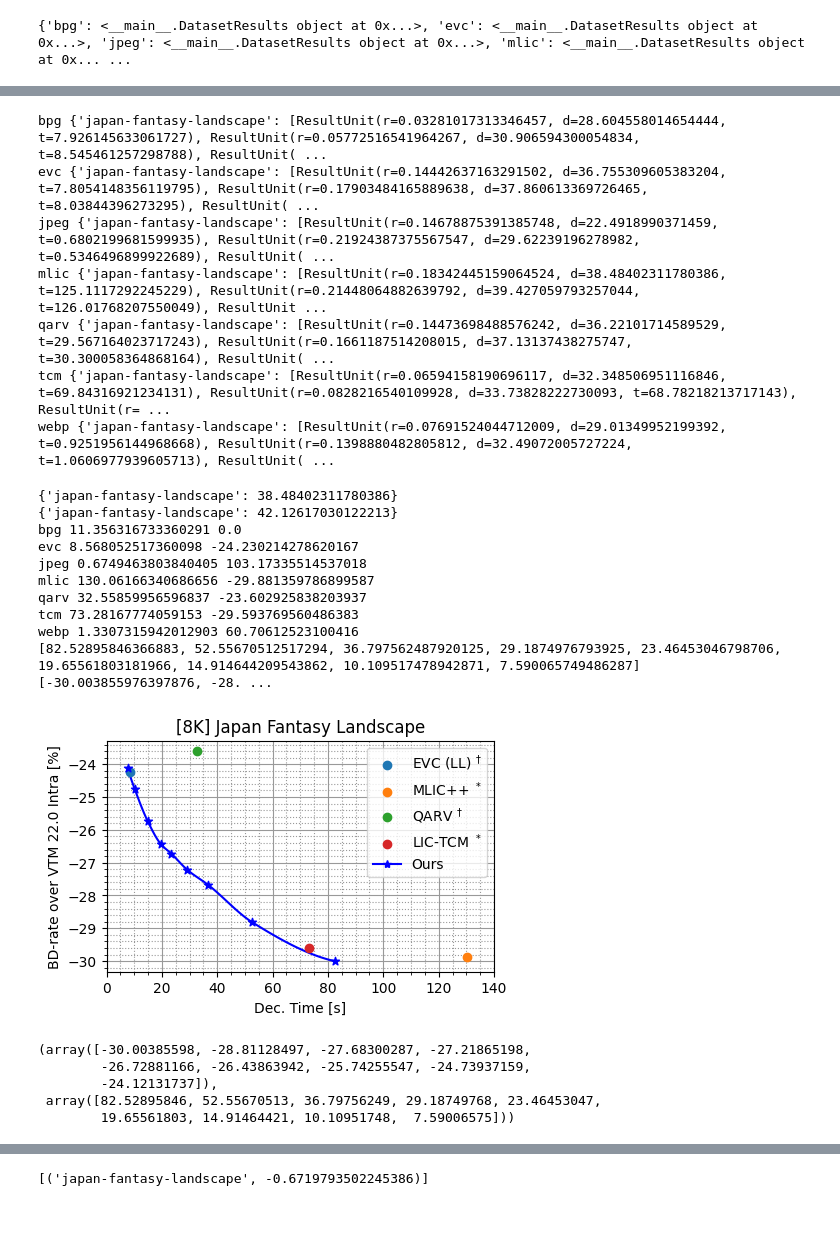
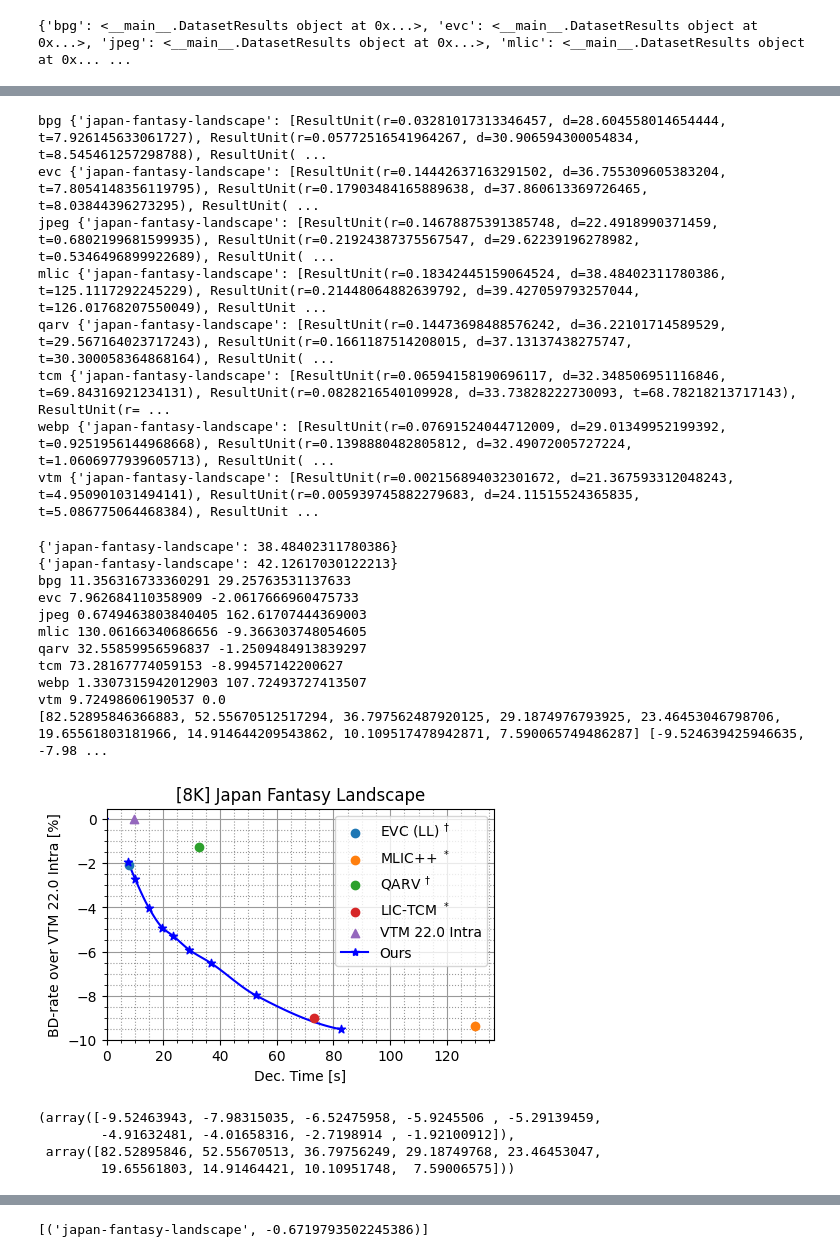
Before and after one commit to fgvfgfg564/TCM-lite, a Jupyter notebook: experiments/SAv1/performance/plot_performance.ipynb, the cells around one changed output, grey strips where cells are left out. Drawn from its saved outputs; the diff is of its cells as text; code cells hidden in the pictures; blank space fills up the shorter version.

```diff
--- a/experiments/SAv1/performance/plot_performance.ipynb
+++ b/experiments/SAv1/performance/plot_performance.ipynb
@@ -179,9 +179,9 @@ def read_xls(file_path, sheet_name):
     df = pd.read_excel(file_path, sheet_name=sheet_name)
     return df
 # %%
-anchors = ['bpg', 'evc', 'jpeg', 'mlic', 'qarv', 'tcm', 'webp']
-if dataset != '8K':
-    anchors.append['vtm']
+anchors = ['bpg', 'evc', 'jpeg', 'mlic', 'qarv', 'tcm', 'webp', 'vtm']
+# if dataset == '8K':
+#     anchors.remove('vtm')
 
 anchor_results: Dict[str, DatasetResults] = {k: DatasetResults() for k in anchors}
 
@@ -190,19 +190,18 @@ anchors_d = {}
 anchors_t = {}
 
 for anchor in anchors:
-    if anchor == 'vtm':
-        if dataset != '8K':
-            xls_data: pd.DataFrame = read_xls(f"VTM.xls", dataset)
-            filename = None
-            for index, x in xls_data.iterrows():
-                if isinstance(x.Filename, (str, int)) or (isinstance(x.Filename, float) and not np.isnan(x.Filename)):
-                    if isinstance(x.Filename, float):
-                        filename = str(int(x.Filename))
-                    else:
-                        filename = str(x.Filename)
-                anchor_results[anchor].update_image_result(
-                    filename, x.bpp, x["RGB psnr"], x["Dec Time"] * 6.734
-                )
+    if anchor == 'vtm' and dataset != '8K':
+        xls_data: pd.DataFrame = read_xls(f"VTM.xls", dataset)
+        filename = None
+        for index, x in xls_data.iterrows():
+            if isinstance(x.Filename, (str, int)) or (isinstance(x.Filename, float) and not np.isnan(x.Filename)):
+                if isinstance(x.Filename, float):
+                    filename = str(int(x.Filename))
+                else:
+                    filename = str(x.Filename)
+            anchor_results[anchor].update_image_result(
+                filename, x.bpp, x["RGB psnr"], x["Dec Time"] * 6.734
+            )
     else:
         anchor_data = read_json(f"../../anchors/{dataset}/{anchor}/results.json")
         if anchor == 'bpg' and dataset == 'classa':
@@ -308,8 +307,9 @@ mlic {'japan-fantasy-landscape': [ResultUnit(r=0.18342445159064524, d=38.4840231
 qarv {'japan-fantasy-landscape': [ResultUnit(r=0.14473698488576242, d=36.22101714589529, t=29.567164023717243), ResultUnit(r=0.1661187514208015, d=37.13137438275747, t=30.300058364868164), ResultUnit( ...
 tcm {'japan-fantasy-landscape': [ResultUnit(r=0.06594158190696117, d=32.348506951116846, t=69.84316921234131), ResultUnit(r=0.0828216540109928, d=33.73828222730093, t=68.78218213717143), ResultUnit(r= ...
 webp {'japan-fantasy-landscape': [ResultUnit(r=0.07691524044712009, d=29.01349952199392, t=0.9251956144968668), ResultUnit(r=0.1398880482805812, d=32.49072005727224, t=1.0606977939605713), ResultUnit( ...
+vtm {'japan-fantasy-landscape': [ResultUnit(r=0.002156894032301672, d=21.367593312048243, t=4.950901031494141), ResultUnit(r=0.005939745882279683, d=24.11515524365835, t=5.086775064468384), ResultUnit ...
 # %%
-BD_ANCHOR = "bpg"
+BD_ANCHOR = "vtm"
 
 anchor = anchor_results[BD_ANCHOR]
 min_int = {}
@@ -352,10 +352,10 @@ for k, v in anchor_results.items():
     bds[k] = bd
 
 for k, v in anchor_results.items():
-    if k == 'evc':
-        ts[k] = ts['qarv'] / 3.8
+    # if k == 'evc':
+    #     ts[k] = ts['qarv'] / 3.8
     if k not in ['jpeg', 'bpg', 'webp']:
-        marker = 'o'
+        marker = '^' if k == 'vtm' else 'o'
         plt.scatter(ts[k], bds[k], label=name_mapping[k], zorder=10, marker=marker)
     print(k, ts[k], bds[k])
 
@@ -399,50 +399,51 @@ for k, v in ours_results.items():
 print(ours_t, ours_bd)
 
 ours_t = np.asarray(ours_t)
 ours_bd = np.asarray(ours_bd)
 ours_bd, ours_t = np.sort(ours_bd), ours_t[np.argsort(ours_bd)]
 t, bd = interpolator(ours_t, ours_bd)
 
 plt.plot(t, bd, color='blue')
 plt.scatter(ours_t, ours_bd, marker='*', color='blue', zorder=10)
-plt.plot([-100], [-25], marker="*", color="blue", label="Ours")
+plt.plot([-1], [0], marker="*", color="blue", label="Ours")
 plt.xlabel("Dec. Time [s]")
-plt.xlim(0, 140.0)
+xmin, xmax = plt.xlim()
+plt.xlim(0, xmax)
 plt.ylabel("BD-rate over VTM 22.0 Intra [%]")
 plt.minorticks_on()
 plt.grid(zorder=0, which='major', color='#999999', linestyle='-')
 plt.grid(zorder=0, which='minor', color='#999999', linestyle=':')
 titles = {
     "classa": "Class A",
     "classb": "Class B",
     "classc": "Class C",
     "classd": "Kodak",
     "8K": "[8K] Japan Fantasy Landscape",
 }
 plt.title(titles[dataset])
 
 plt.legend()
 
 plt.savefig(f"{dataset}_bd_c.pdf", bbox_inches='tight')
 plt.savefig(f"{dataset}_bd_c.png", dpi=600, bbox_inches="tight")
 # %% [output]
 {'japan-fantasy-landscape': 38.48402311780386}
 {'japan-fantasy-landscape': 42.12617030122213}
-bpg 11.356316733360291 0.0
-evc 8.568052517360098 -24.230214278620167
-jpeg 0.6749463803840405 103.17335514537018
-mlic 130.06166340686656 -29.881359786899587
-qarv 32.55859956596837 -23.602925838203937
-tcm 73.28167774059153 -29.593769560486383
-webp 1.3307315942012903 60.70612523100416
-[82.52895846366883, 52.55670512517294, 36.797562487920125, 29.1874976793925, 23.46453046798706, 19.65561803181966, 14.914644209543862, 10.109517478942871, 7.590065749486287] [-30.003855976397876, -28. ...
+bpg 11.356316733360291 29.25763531137633
+evc 7.962684110358909 -2.0617666960475733
+jpeg 0.6749463803840405 162.61707444369003
+mlic 130.06166340686656 -9.366303748054605
+qarv 32.55859956596837 -1.2509484913839297
+tcm 73.28167774059153 -8.99457142200627
+webp 1.3307315942012903 107.72493727413507
+vtm 9.72498606190537 0.0
+[82.52895846366883, 52.55670512517294, 36.797562487920125, 29.1874976793925, 23.46453046798706, 19.65561803181966, 14.914644209543862, 10.109517478942871, 7.590065749486287] [-9.524639425946635, -7.98 ...
-[figure, old version]
+[figure, new version]
 # %%
 ours_bd, ours_t
 # %% [output]
-(array([-30.00385598, -28.81128497, -27.68300287, -27.21865198,
-        -26.72881166, -26.43863942, -25.74255547, -24.73937159,
-        -24.12131737]),
+(array([-9.52463943, -7.98315035, -6.52475958, -5.9245506 , -5.29139459,
+        -4.91632481, -4.01658316, -2.7198914 , -1.92100912]),
  array([82.52895846, 52.55670513, 36.79756249, 29.18749768, 23.46453047,
         19.65561803, 14.91464421, 10.10951748,  7.59006575]))
 # %%
```
Also changed, not shown: parts of 7 cells of this notebook, 5 other files.
